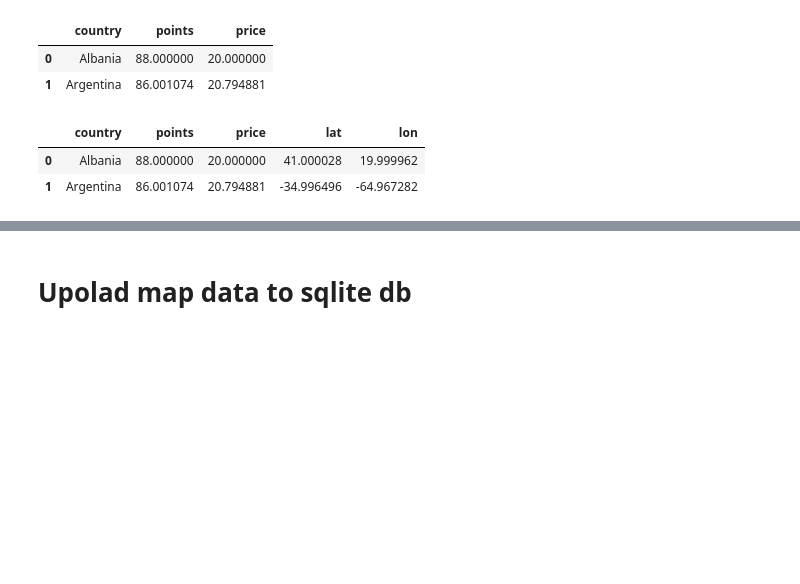
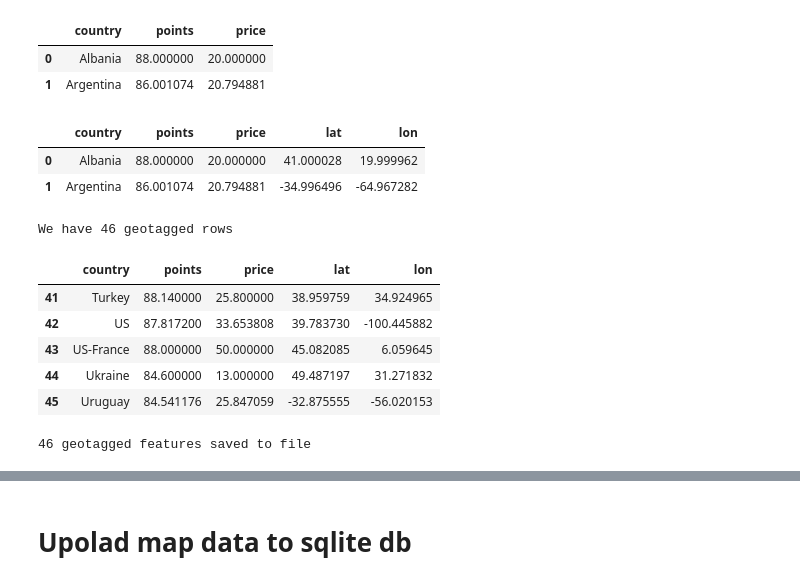
Before and after one commit to ChiqueCode/project_wine_library, a Jupyter notebook: data_engineering.ipynb, the cells around one changed output, grey strips where cells are left out. Saved outputs shown, nothing was run; the diff lists cells and outputs as text; code cells hidden in the pictures; blank space fills up the shorter version.

Commit message:
♻️ Converted df to geoJson format, saved it as wine.js

```diff
--- a/data_engineering.ipynb
+++ b/data_engineering.ipynb
@@ -224,3 +224,17 @@ map_df.head(2)
 |  | country | points | price | lat | lon |
 | 0 | Albania | 88.000000 | 20.000000 | 41.000028 | 19.999962 |
 | 1 | Argentina | 86.001074 | 20.794881 | -34.996496 | -64.967282 |
+# %%
+# drop any rows that lack lat/long data if any
+df_geo = map_df.dropna(subset=['lat', 'lon'], axis=0, inplace=False)
+
+print('We have {} geotagged rows'.format(len(df_geo)))
+df_geo.tail()
+# %% [output]
+We have 46 geotagged rows
+|  | country | points | price | lat | lon |
+| 41 | Turkey | 88.140000 | 25.800000 | 38.959759 | 34.924965 |
+| 42 | US | 87.817200 | 33.653808 | 39.783730 | -100.445882 |
+| 43 | US-France | 88.000000 | 50.000000 | 45.082085 | 6.059645 |
+| 44 | Ukraine | 84.600000 | 13.000000 | 49.487197 | 31.271832 |
+| 45 | Uruguay | 84.541176 | 25.847059 | -32.875555 | -56.020153 |
@@ -227,3 +270,13 @@ map_df.head(2)
+# %%
+# save the geojson result to a file
+output_filename = 'wine.js'
+with open(output_filename, 'w') as output_file:
+    output_file.write('var dataset = {};'.format(geojson_str))
+
+# how many features did we save to the geojson file?
+print('{} geotagged features saved to file'.format(len(geojson_dict['features'])))
+# %% [output]
+46 geotagged features saved to file
 # %%
 # convert df to list of dictionaries for json later on
 country_list = map_df.to_dict('records')
```
Also changed, not shown: parts of 4 cells of this notebook, 3 other files.
